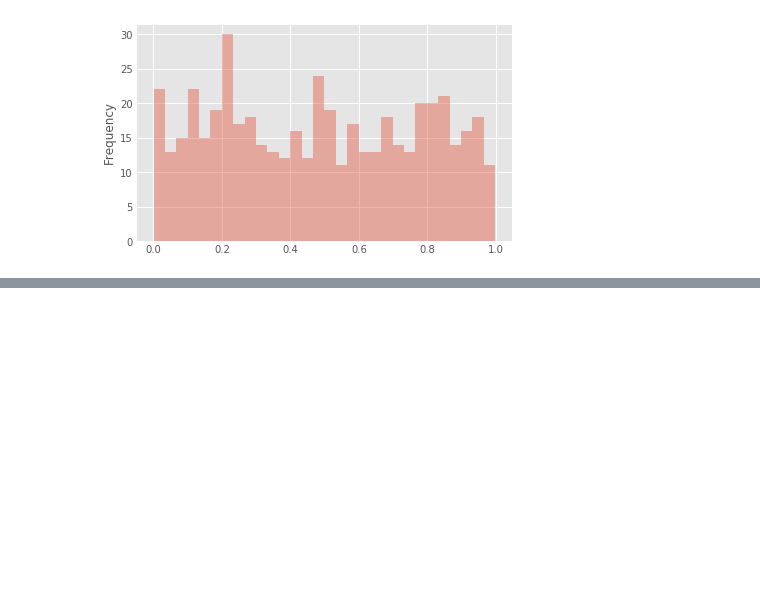
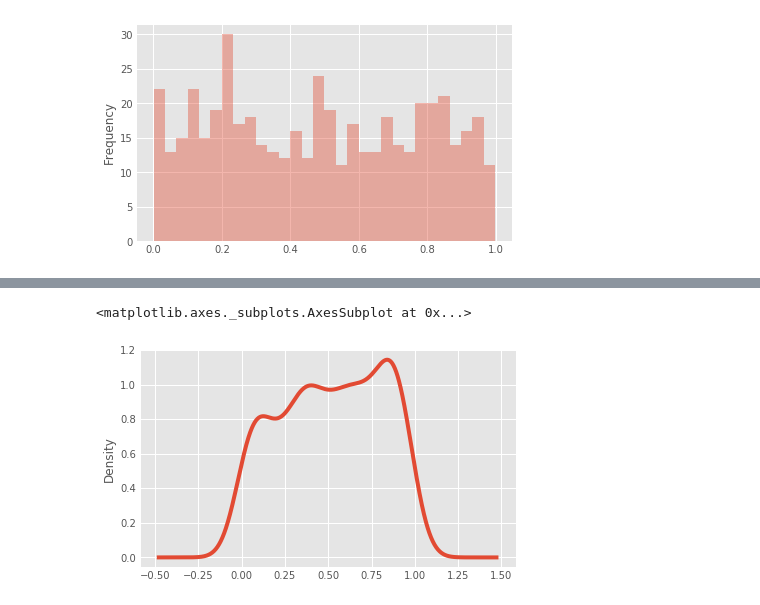
Before and after one commit to roshni27s/data_visualisation_learning, a Jupyter notebook: pandasIndataViz2.ipynb, the cells around one changed output, grey strips where cells are left out. Drawn from its saved outputs; the diff is of its cells as text; code cells hidden in the pictures; blank space fills up the shorter version.

```diff
--- a/pandasIndataViz2.ipynb
+++ b/pandasIndataViz2.ipynb
@@ -44,0 +48,5 @@ df3[['a','b']].plot.b
+# %%
+df3['d'].plot.kde()
+# %% [output]
+<matplotlib.axes._subplots.AxesSubplot at 0x...>
+[figure, added]
```
Also changed, not shown: parts of 3 cells of this notebook.
